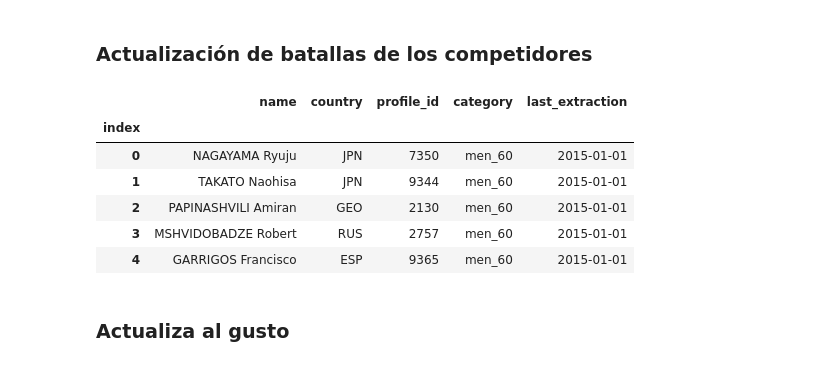
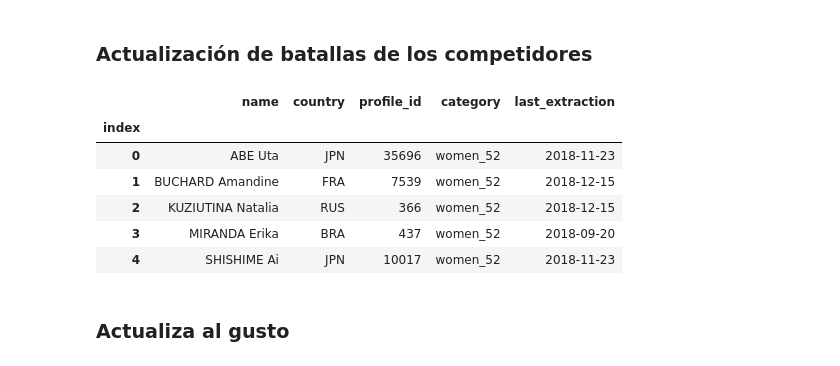
Before and after one commit to sajTempler/judo, a Jupyter notebook: judo/scrape.ipynb, the cells around one changed output. Cells and saved outputs as stored; diff of their text form; code cells hidden in the pictures.

```diff
--- a/judo/scrape.ipynb
+++ b/judo/scrape.ipynb
@@ -16,16 +16,16 @@ driver = load_chromedriver(en_casa=True)
 # %%
 conn = SQLiteConnection('../judo.sql')
 # %%
-competitors = conn.as_pandas('select * from competitors', index_col='index', parse_dates=['last_extraction'])
+competitors_52 = conn.as_pandas('select * from competitors where category="women_52"', index_col='index', parse_dates=['last_extraction'])
 # %%
-competitors.head()
+competitors_52.head()
 # %% [output]
 |  | name | country | profile_id | category | last_extraction |
 | index |  |  |  |  |  |
-| 0 | NAGAYAMA Ryuju | JPN | 7350 | men_60 | 2015-01-01 |
-| 1 | TAKATO Naohisa | JPN | 9344 | men_60 | 2015-01-01 |
-| 2 | PAPINASHVILI Amiran | GEO | 2130 | men_60 | 2015-01-01 |
-| 3 | MSHVIDOBADZE Robert | RUS | 2757 | men_60 | 2015-01-01 |
-| 4 | GARRIGOS Francisco | ESP | 9365 | men_60 | 2015-01-01 |
+| 0 | ABE Uta | JPN | 35696 | women_52 | 2018-11-23 |
+| 1 | BUCHARD Amandine | FRA | 7539 | women_52 | 2018-12-15 |
+| 2 | KUZIUTINA Natalia | RUS | 366 | women_52 | 2018-12-15 |
+| 3 | MIRANDA Erika | BRA | 437 | women_52 | 2018-09-20 |
+| 4 | SHISHIME Ai | JPN | 10017 | women_52 | 2018-11-23 |
 # %% [markdown]
 ### Actualiza al gusto
```
Also changed, not shown: parts of 4 cells of this notebook, 4 other files.
